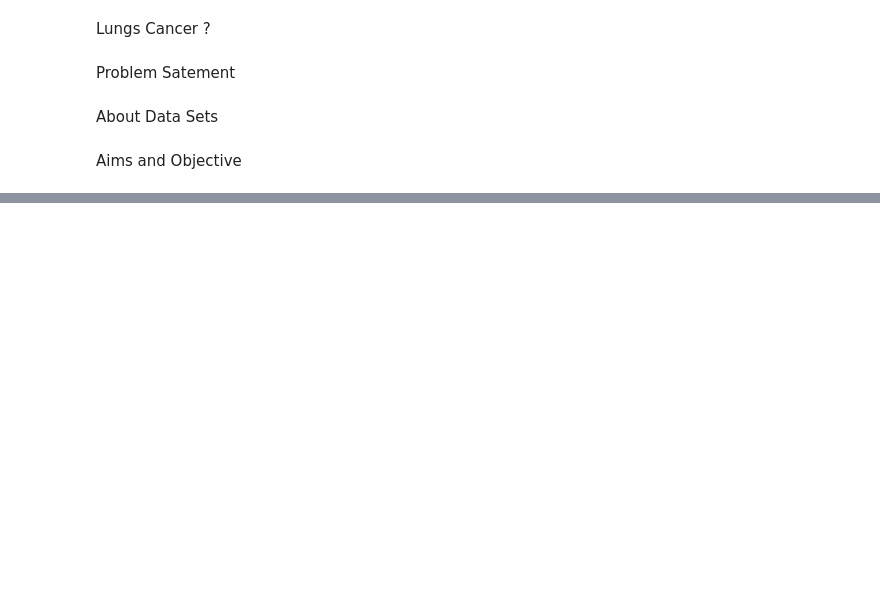
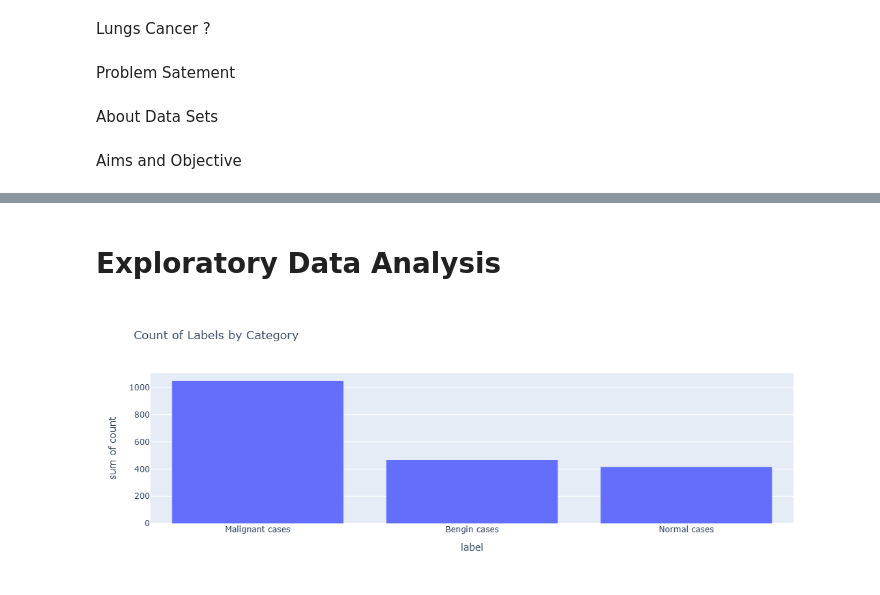
Before and after one commit to pradeepkhadka505/7150CEM_DataScience_Project, a Jupyter notebook: LungsCancerDetection_UsingCNN.ipynb, the cells around one changed output, grey strips where cells are left out. Drawn from its saved outputs; the diff is of its cells as text; code cells hidden in the pictures; blank space fills up the shorter version.

```diff
--- a/LungsCancerDetection_UsingCNN.ipynb
+++ b/LungsCancerDetection_UsingCNN.ipynb
@@ -63,0 +69,10 @@ img.shape
+# %% [markdown]
+# Exploratory Data Analysis
+# %%
+countData = df["label"].value_counts().reset_index()
+fig = px.histogram(data_frame = countData, x = "label", y = "count", width=800,
+    height=400,
+    title="Count of Labels by Category")
+fig.show()
+# %% [output]
+[figure, added]
```
Also changed, not shown: parts of 9 cells of this notebook.
